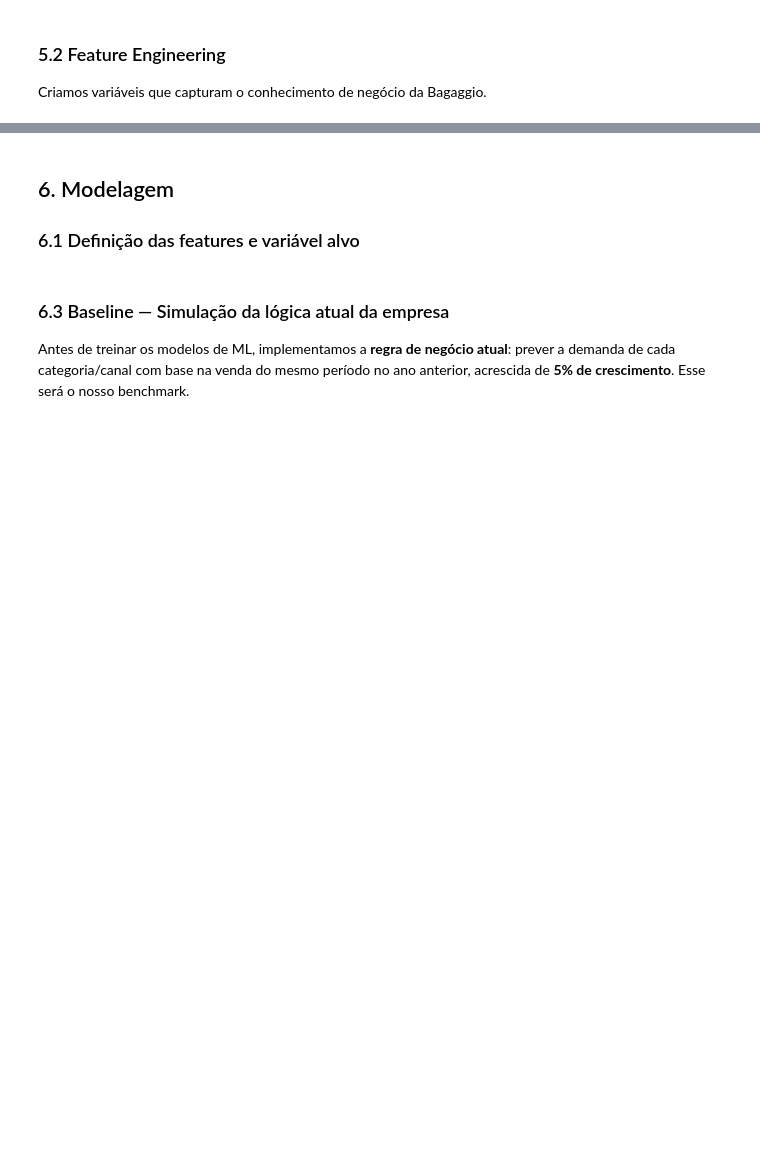
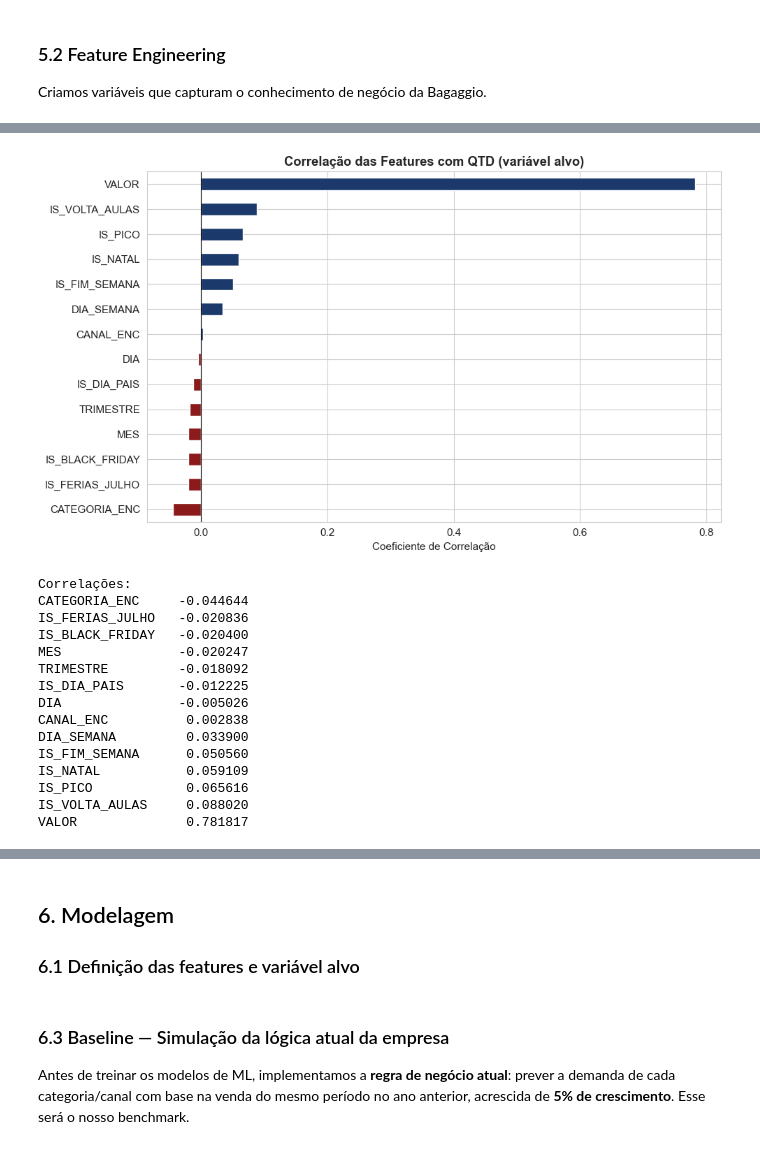
Before and after one commit to DianaSerrano1/MVP-MachineLearning, a Jupyter notebook: MVP_ML_Bagaggio_1.ipynb, the cells around one changed output, grey strips where cells are left out. Drawn from its saved outputs; the diff is of its cells as text; code cells hidden in the pictures; blank space fills up the shorter version.

Commit message:
Seção 5 completa — limpeza, agregação, features e correlação

```diff
--- a/MVP_ML_Bagaggio_1.ipynb
+++ b/MVP_ML_Bagaggio_1.ipynb
@@ -508,11 +525,13 @@ print(f'\nShape final após limpeza: {df.shape}')
 # %%
-# 5.2 Agregação por data + NIVEL1 + NIVEL2 + CANAL
-# Consolidamos registros do mesmo dia/categoria/canal em uma linha
-df_agg = df.groupby(['DATA_EMISSAO', 'NIVEL1', 'NIVEL2', 'CANAL']).agg(
+# 5.2 Agregação por data + CATEGORIA + CANAL
+# Usando a chave combinada NIVEL1 + NIVEL2 que elimina ambiguidade
+df_agg = df.groupby(['DATA_EMISSAO', 'CATEGORIA', 'CANAL']).agg(
     QTD=('QTD', 'sum'),
     VALOR=('VALOR', 'sum')
 ).reset_index()
 
 print(f'Shape após agregação: {df_agg.shape}')
+print(f'Categorias únicas: {df_agg["CATEGORIA"].nunique()}')
+print(f'Período: {df_agg["DATA_EMISSAO"].min().date()} até {df_agg["DATA_EMISSAO"].max().date()}')
 print(f'\nAmostra:')
 df_agg.head(8)
@@ -524,35 +560,37 @@ Criamos variáveis que capturam o conhecimento de negócio da Bagaggio.
 df_feat = df_agg.copy()
 
 # === Features de calendário ===
-df_feat['ANO']         = df_feat['DATA_EMISSAO'].dt.year
-df_feat['MES']         = df_feat['DATA_EMISSAO'].dt.month
-df_feat['DIA']         = df_feat['DATA_EMISSAO'].dt.day
-df_feat['DIA_SEMANA']  = df_feat['DATA_EMISSAO'].dt.dayofweek  # 0=segunda, 6=domingo
-df_feat['TRIMESTRE']   = df_feat['DATA_EMISSAO'].dt.quarter
+df_feat['ANO']           = df_feat['DATA_EMISSAO'].dt.year
+df_feat['MES']           = df_feat['DATA_EMISSAO'].dt.month
+df_feat['DIA']           = df_feat['DATA_EMISSAO'].dt.day
+df_feat['DIA_SEMANA']    = df_feat['DATA_EMISSAO'].dt.dayofweek
+df_feat['TRIMESTRE']     = df_feat['DATA_EMISSAO'].dt.quarter
 df_feat['IS_FIM_SEMANA'] = (df_feat['DIA_SEMANA'] >= 5).astype(int)
 
 # === Features de sazonalidade Bagaggio ===
+# IS_DIA_MAES removido — EDA mostrou que Maio não apresenta
+# sazonalidade própria clara no mix da Bagaggio
 df_feat['IS_VOLTA_AULAS']  = df_feat['MES'].isin([1, 2]).astype(int)
-df_feat['IS_DIA_MAES']     = (df_feat['MES'] == 5).astype(int)
+df_feat['IS_FERIAS_JULHO'] = (df_feat['MES'] == 7).astype(int)  # descoberto na EDA!
 df_feat['IS_DIA_PAIS']     = (df_feat['MES'] == 8).astype(int)
 df_feat['IS_BLACK_FRIDAY'] = df_feat['MES'].isin([10, 11]).astype(int)
 df_feat['IS_NATAL']        = (df_feat['MES'] == 12).astype(int)
 
 # Feature combinada: qualquer época de pico
 df_feat['IS_PICO'] = (
-    df_feat[['IS_VOLTA_AULAS','IS_DIA_MAES','IS_DIA_PAIS','IS_BLACK_FRIDAY','IS_NATAL']].max(axis=1)
+    df_feat[['IS_VOLTA_AULAS','IS_FERIAS_JULHO','IS_DIA_PAIS',
+              'IS_BLACK_FRIDAY','IS_NATAL']].max(axis=1)
 )
 
 # === Encoding das variáveis categóricas ===
-le_n1   = LabelEncoder()
-le_n2   = LabelEncoder()
+# Usando CATEGORIA (chave combinada NIVEL1 + NIVEL2)
+le_cat  = LabelEncoder()
 le_canal = LabelEncoder()
 
-df_feat['NIVEL1_ENC'] = le_n1.fit_transform(df_feat['NIVEL1'])
-df_feat['NIVEL2_ENC'] = le_n2.fit_transform(df_feat['NIVEL2'])
-df_feat['CANAL_ENC']  = le_canal.fit_transform(df_feat['CANAL'])
+df_feat['CATEGORIA_ENC'] = le_cat.fit_transform(df_feat['CATEGORIA'])
+df_feat['CANAL_ENC']     = le_canal.fit_transform(df_feat['CANAL'])
 
-print('Mapeamento NIVEL1:', dict(zip(le_n1.classes_, le_n1.transform(le_n1.classes_))))
+print('Mapeamento CATEGORIA:', dict(zip(le_cat.classes_, le_cat.transform(le_cat.classes_))))
 print('Mapeamento CANAL:', dict(zip(le_canal.classes_, le_canal.transform(le_canal.classes_))))
 print(f'\nShape com features: {df_feat.shape}')
 df_feat.head(3)
@@ -559,20 +631,37 @@ df_feat.head(3)
 # %%
 # 5.3 Correlação das features com a variável alvo
-features_numericas = ['MES','DIA','DIA_SEMANA','TRIMESTRE','IS_FIM_SEMANA',
-                      'IS_VOLTA_AULAS','IS_DIA_MAES','IS_DIA_PAIS',
-                      'IS_BLACK_FRIDAY','IS_NATAL','IS_PICO',
-                      'NIVEL1_ENC','NIVEL2_ENC','CANAL_ENC','VALOR']
+features_numericas = ['MES', 'DIA', 'DIA_SEMANA', 'TRIMESTRE', 'IS_FIM_SEMANA',
+                      'IS_VOLTA_AULAS', 'IS_FERIAS_JULHO', 'IS_DIA_PAIS',
+                      'IS_BLACK_FRIDAY', 'IS_NATAL', 'IS_PICO',
+                      'CATEGORIA_ENC', 'CANAL_ENC', 'VALOR']
 
 corr = df_feat[features_numericas + ['QTD']].corr()['QTD'].drop('QTD').sort_values()
 
 fig, ax = plt.subplots(figsize=(10, 6))
 colors = [CORES_BAGAGGIO[2] if v < 0 else CORES_BAGAGGIO[0] for v in corr]
 corr.plot(kind='barh', ax=ax, color=colors)
 ax.set_title('Correlação das Features com QTD (variável alvo)', fontweight='bold')
 ax.set_xlabel('Coeficiente de Correlação')
 ax.axvline(0, color='black', linewidth=0.8)
 plt.tight_layout()
 plt.show()
 
 print('\nCorrelações:')
 print(corr.to_string())
+# %% [output]
+[figure, added]
+Correlações:
+CATEGORIA_ENC     -0.044644
+IS_FERIAS_JULHO   -0.020836
+IS_BLACK_FRIDAY   -0.020400
+MES               -0.020247
+TRIMESTRE         -0.018092
+IS_DIA_PAIS       -0.012225
+DIA               -0.005026
+CANAL_ENC          0.002838
+DIA_SEMANA         0.033900
+IS_FIM_SEMANA      0.050560
+IS_NATAL           0.059109
+IS_PICO            0.065616
+IS_VOLTA_AULAS     0.088020
+VALOR              0.781817
```
Also changed, not shown: parts of 7 cells of this notebook.
